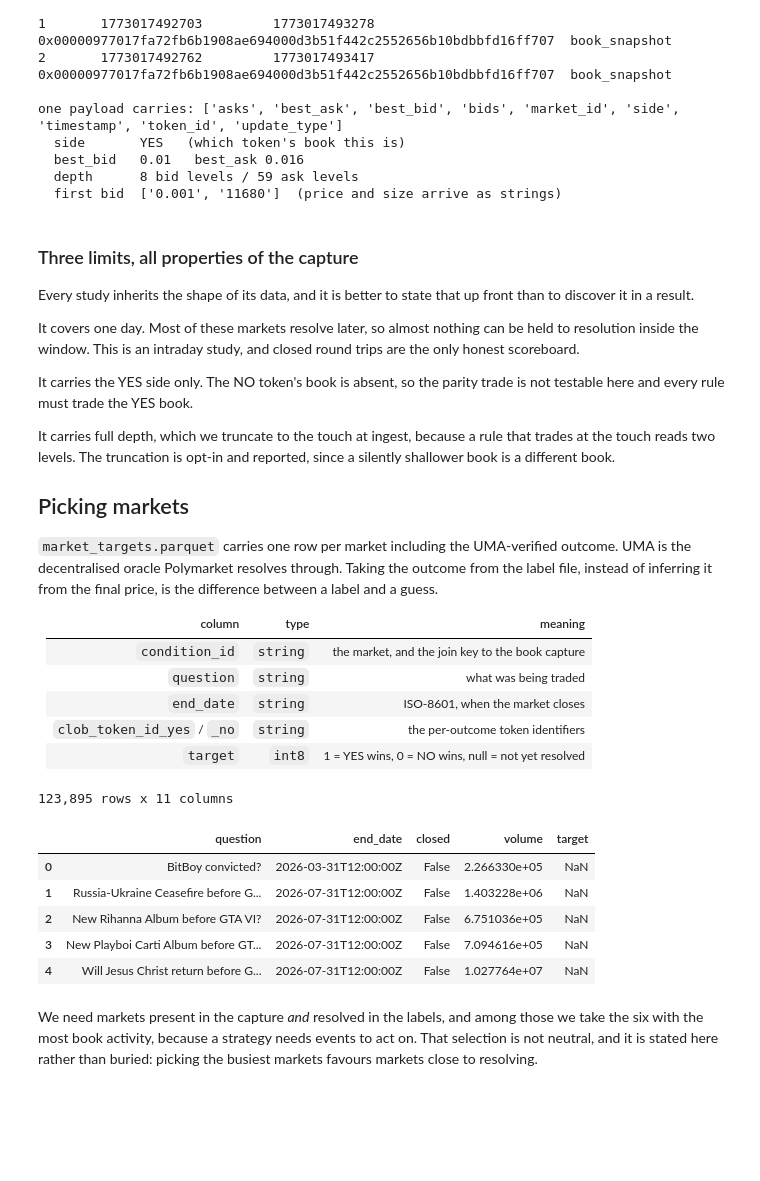
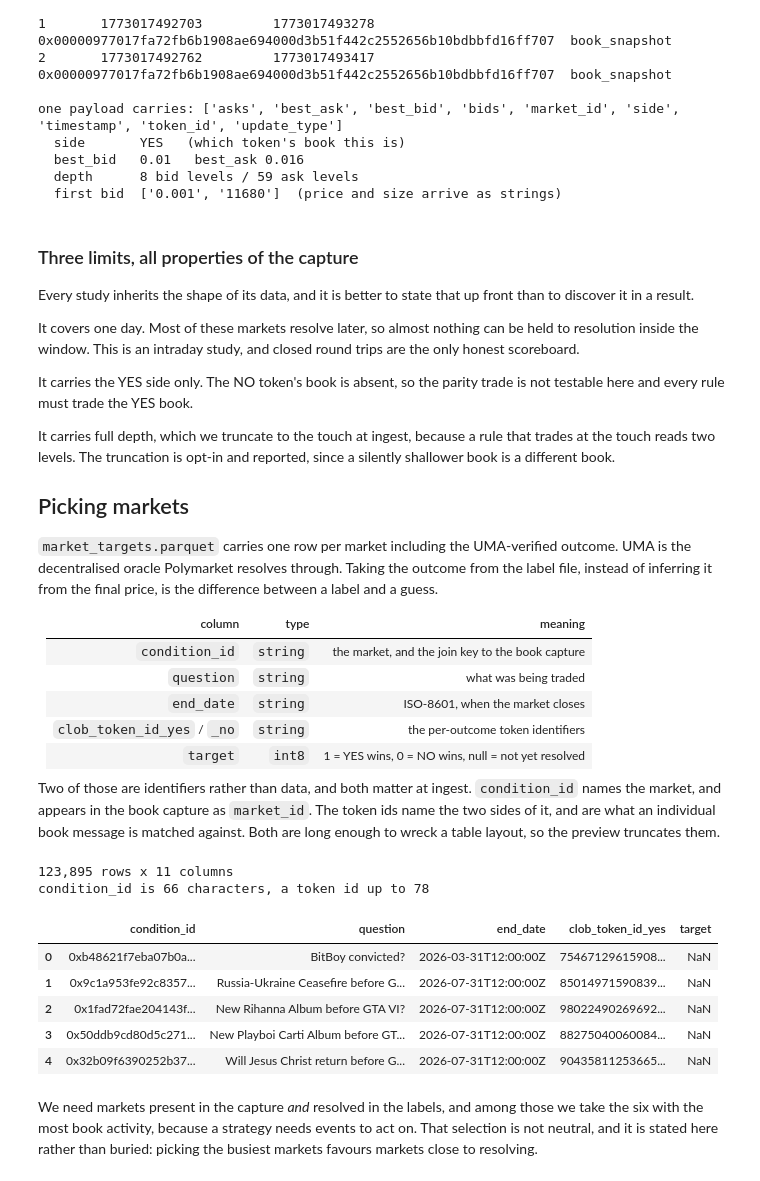
Before and after one commit to h5i-dev/h5i-db-cookbook, a Jupyter notebook: articles/practical_backtesting_for_polymarket.ipynb, the cells around one changed output. Cells and saved outputs as stored; diff of their text form; code cells hidden in the pictures; blank space fills up the shorter version.

```diff
--- a/articles/practical_backtesting_for_polymarket.ipynb
+++ b/articles/practical_backtesting_for_polymarket.ipynb
@@ -139,18 +139,30 @@ difference between a label and a guess.
 | `end_date` | `string` | ISO-8601, when the market closes |
 | `clob_token_id_yes` / `_no` | `string` | the per-outcome token identifiers |
 | `target` | `int8` | 1 = YES wins, 0 = NO wins, null = not yet resolved |
+
+Two of those are identifiers rather than data, and both matter at ingest.
+`condition_id` names the market, and appears in the book capture as `market_id`.
+The token ids name the two sides of it, and are what an individual book message
+is matched against. Both are long enough to wreck a table layout, so the preview
+truncates them.
 # %%
 targets = pq.read_table(targets_path).to_pandas()
 print(f"{len(targets):,} rows x {targets.shape[1]} columns")
-targets[["question", "end_date", "closed", "volume", "target"]].head()
+print(f"condition_id is {targets.condition_id.str.len().max()} characters, "
+      f"a token id up to {targets.clob_token_id_yes.str.len().max()}")
+targets.assign(
+    condition_id=targets.condition_id.str[:18] + "...",
+    clob_token_id_yes=targets.clob_token_id_yes.str[:14] + "...",
+)[["condition_id", "question", "end_date", "clob_token_id_yes", "target"]].head()
 # %% [output]
 123,895 rows x 11 columns
+condition_id is 66 characters, a token id up to 78
-|  | question | end_date | closed | volume | target |
-| 0 | BitBoy convicted? | 2026-03-31T12:00:00Z | False | 2.266330e+05 | NaN |
-| 1 | Russia-Ukraine Ceasefire before G... | 2026-07-31T12:00:00Z | False | 1.403228e+06 | NaN |
-| 2 | New Rihanna Album before GTA VI? | 2026-07-31T12:00:00Z | False | 6.751036e+05 | NaN |
-| 3 | New Playboi Carti Album before GT... | 2026-07-31T12:00:00Z | False | 7.094616e+05 | NaN |
-| 4 | Will Jesus Christ return before G... | 2026-07-31T12:00:00Z | False | 1.027764e+07 | NaN |
+|  | condition_id | question | end_date | clob_token_id_yes | target |
+| 0 | 0xb48621f7eba07b0a... | BitBoy convicted? | 2026-03-31T12:00:00Z | 75467129615908... | NaN |
+| 1 | 0x9c1a953fe92c8357... | Russia-Ukraine Ceasefire before G... | 2026-07-31T12:00:00Z | 85014971590839... | NaN |
+| 2 | 0x1fad72fae204143f... | New Rihanna Album before GTA VI? | 2026-07-31T12:00:00Z | 98022490269692... | NaN |
+| 3 | 0x50ddb9cd80d5c271... | New Playboi Carti Album before GT... | 2026-07-31T12:00:00Z | 88275040060084... | NaN |
+| 4 | 0x32b09f6390252b37... | Will Jesus Christ return before G... | 2026-07-31T12:00:00Z | 90435811253665... | NaN |
 # %% [markdown]
 We need markets present in the capture *and* resolved in the labels, and among
 those we take the six with the most book activity, because a strategy needs
```
Also changed, not shown: parts of 2 cells of this notebook, 1 other file.
